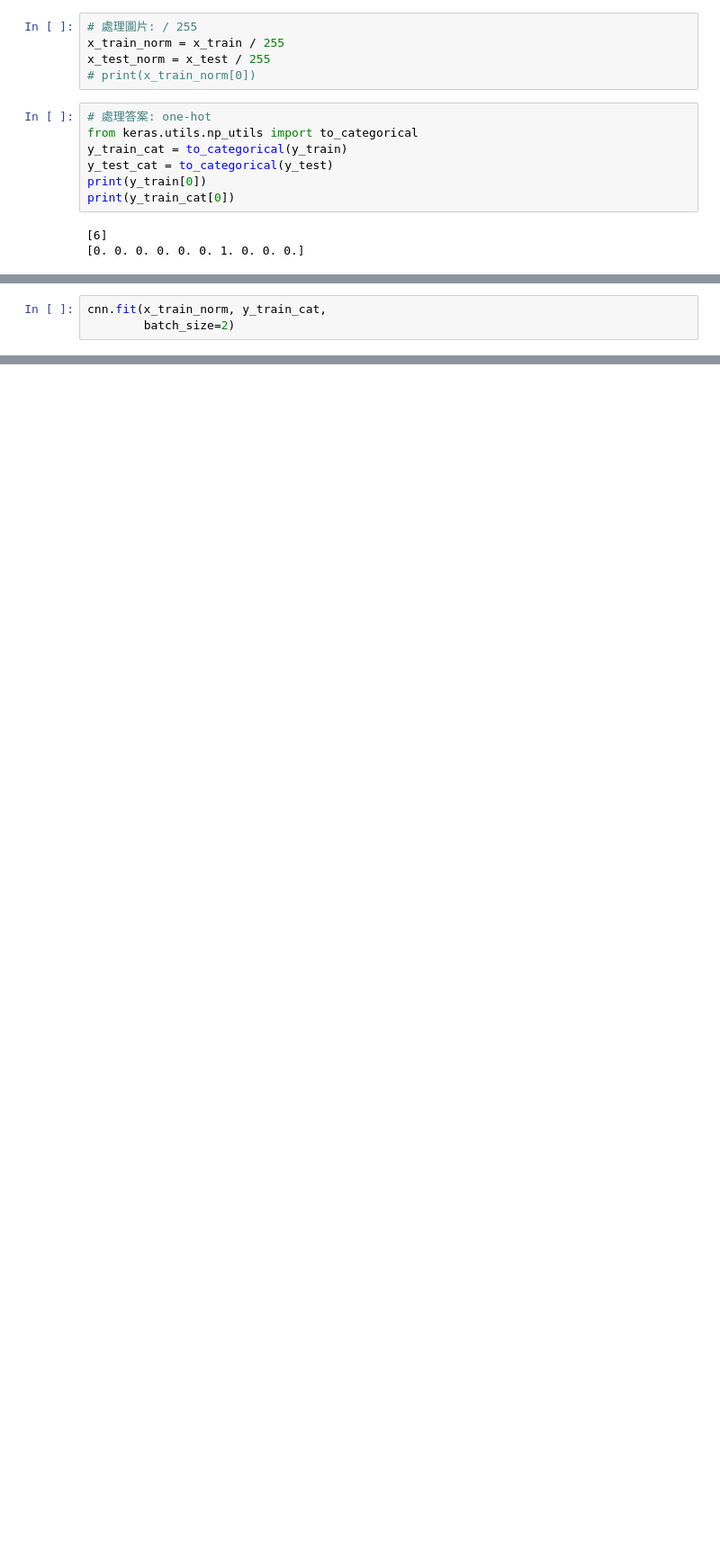
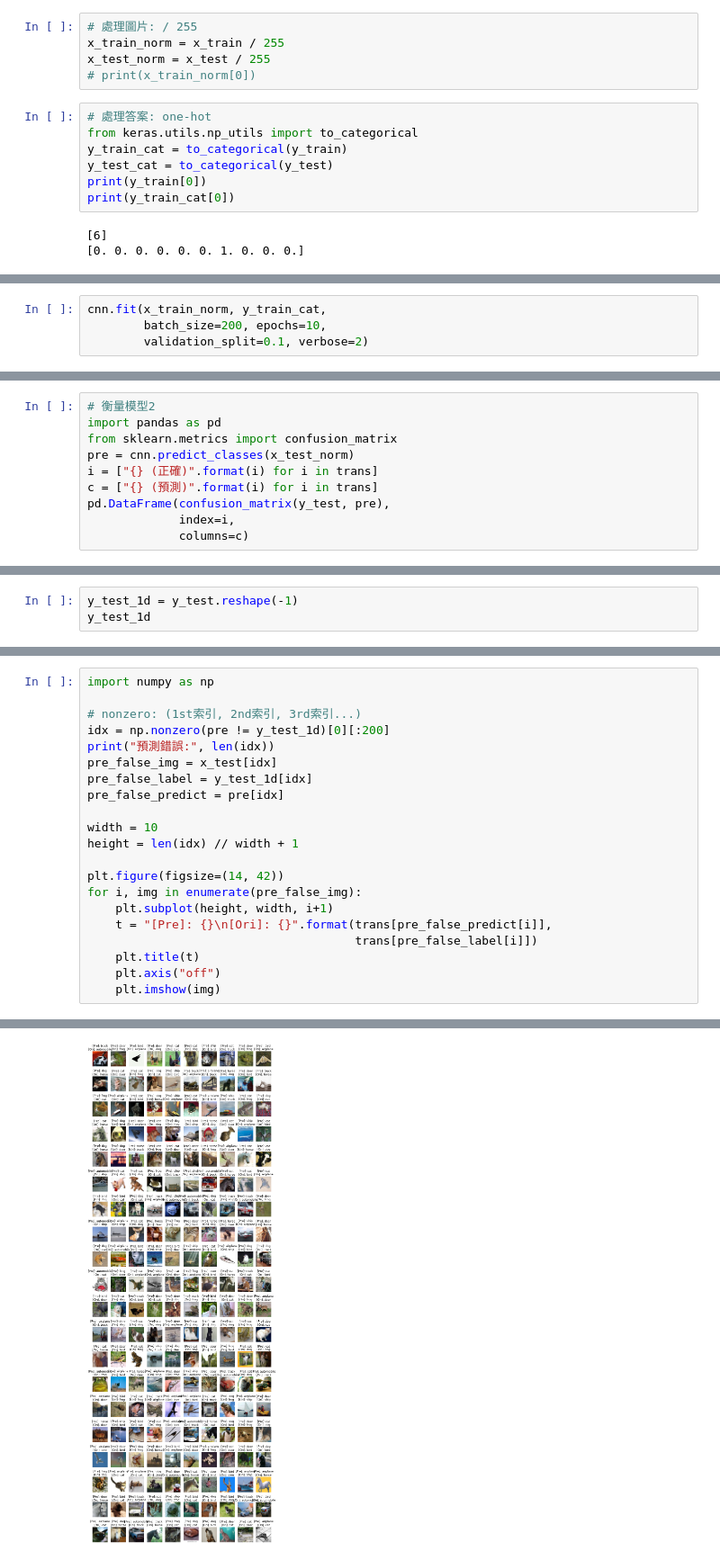
Before and after one commit to Elwing-Chou/ML1019, a Jupyter notebook: simplecnn.ipynb, the cells around one changed output, grey strips where cells are left out. Shown at 90% size. Cells and saved outputs as stored; diff of their text form; blank space fills up the shorter version.

```diff
--- a/simplecnn.ipynb
+++ b/simplecnn.ipynb
@@ -106,3 +116,4 @@ cnn.compile(loss="categorical_crossentropy",
 # %%
 cnn.fit(x_train_norm, y_train_cat,
-        batch_size=2)
+        batch_size=200, epochs=10,
+        validation_split=0.1, verbose=2)
@@ -108,0 +138,10 @@ cnn.fit(x_train_norm, y_train_cat,
+# %%
+# 衡量模型2
+import pandas as pd
+from sklearn.metrics import confusion_matrix
+pre = cnn.predict_classes(x_test_norm)
+i = ["{} (正確)".format(i) for i in trans]
+c = ["{} (預測)".format(i) for i in trans]
+pd.DataFrame(confusion_matrix(y_test, pre),
+             index=i,
+             columns=c)
@@ -108,0 +160,3 @@ cnn.fit(x_train_norm, y_train_cat,
+# %%
+y_test_1d = y_test.reshape(-1)
+y_test_1d
@@ -108,0 +165,22 @@ cnn.fit(x_train_norm, y_train_cat,
+# %%
+import numpy as np
+
+# nonzero: (1st索引, 2nd索引, 3rd索引...)
+idx = np.nonzero(pre != y_test_1d)[0][:200]
+print("預測錯誤:", len(idx))
+pre_false_img = x_test[idx]
+pre_false_label = y_test_1d[idx]
+pre_false_predict = pre[idx]
+
+width = 10
+height = len(idx) // width + 1
+
+plt.figure(figsize=(14, 42))
+for i, img in enumerate(pre_false_img):
+    plt.subplot(height, width, i+1)
+    t = "[Pre]: {}\n[Ori]: {}".format(trans[pre_false_predict[i]],
+                                      trans[pre_false_label[i]])
+    plt.title(t)
+    plt.axis("off")
+    plt.imshow(img)
+# %% [output]
@@ -108,0 +188 @@ cnn.fit(x_train_norm, y_train_cat,
+[figure, added]
```
Also changed, not shown: parts of 9 cells of this notebook.
